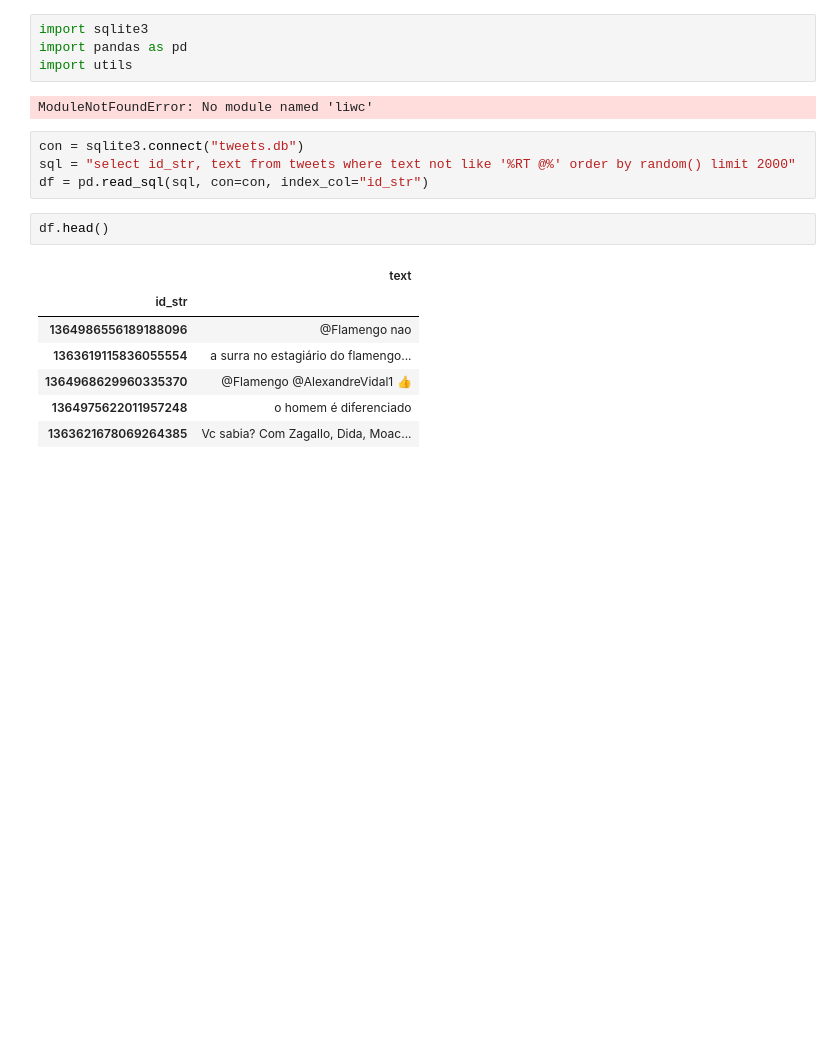
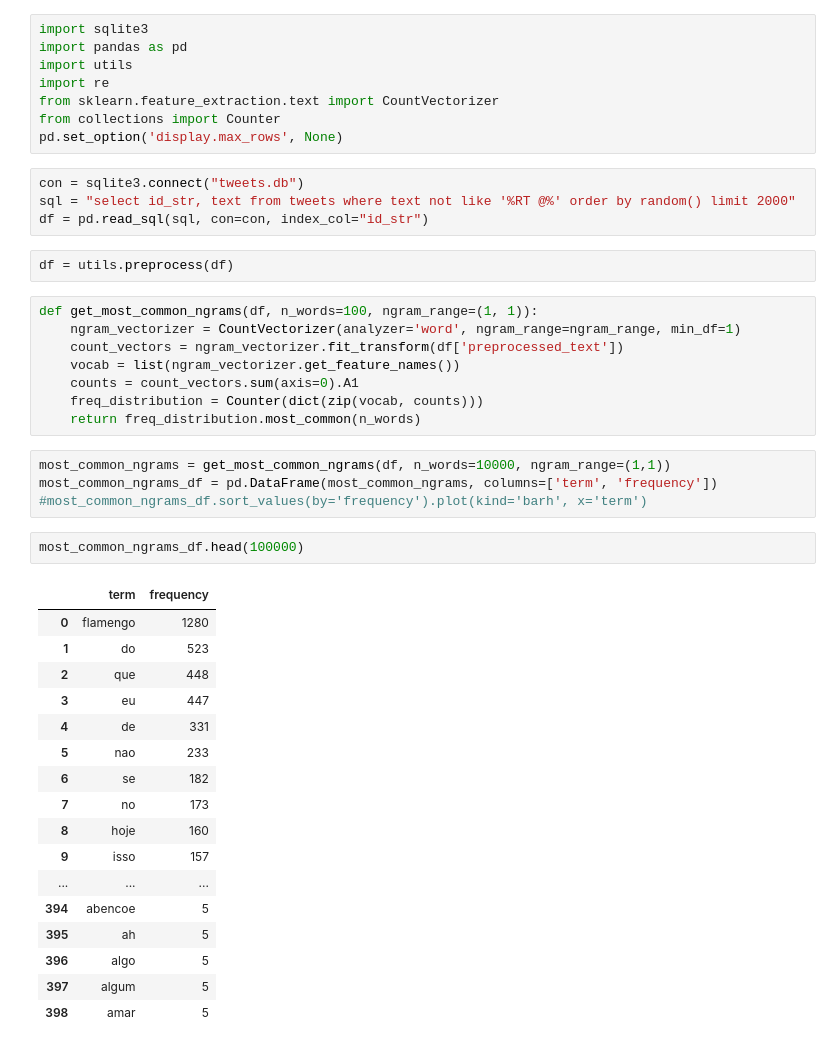
Before and after one commit to diegogp/sentiment-analysis, a Jupyter notebook: word_embeddings.ipynb, the cells around one changed output. Saved outputs shown, nothing was run; the diff lists cells and outputs as text; blank space fills up the shorter version.

Commit message:
Preprocessing done

```diff
--- a/word_embeddings.ipynb
+++ b/word_embeddings.ipynb
@@ -2,19 +2,45 @@
 import sqlite3
 import pandas as pd
 import utils
+import re
+from sklearn.feature_extraction.text import CountVectorizer
+from collections import Counter
+pd.set_option('display.max_rows', None)
-# %% [output]
-ModuleNotFoundError: No module named 'liwc'
 # %%
 con = sqlite3.connect("tweets.db")
 sql = "select id_str, text from tweets where text not like '%RT @%' order by random() limit 2000"
 df = pd.read_sql(sql, con=con, index_col="id_str")
-# %%
-df.head()
-# %% [output]
-|  | text |
-| id_str |  |
-| 1364986556189188096 | @Flamengo nao |
-| 1363619115836055554 | a surra no estagiário do flamengo... |
-| 1364968629960335370 | @Flamengo @AlexandreVidal1 👍 |
-| 1364975622011957248 | o homem é diferenciado |
-| 1363621678069264385 | Vc sabia? Com Zagallo, Dida, Moac... |
+# %%
+df = utils.preprocess(df)
+# %%
+def get_most_common_ngrams(df, n_words=100, ngram_range=(1, 1)):
+    ngram_vectorizer = CountVectorizer(analyzer='word', ngram_range=ngram_range, min_df=1)
+    count_vectors = ngram_vectorizer.fit_transform(df['preprocessed_text'])
+    vocab = list(ngram_vectorizer.get_feature_names())
+    counts = count_vectors.sum(axis=0).A1
+    freq_distribution = Counter(dict(zip(vocab, counts)))
+    return freq_distribution.most_common(n_words)
+# %%
+most_common_ngrams = get_most_common_ngrams(df, n_words=10000, ngram_range=(1,1))
+most_common_ngrams_df = pd.DataFrame(most_common_ngrams, columns=['term', 'frequency'])
+#most_common_ngrams_df.sort_values(by='frequency').plot(kind='barh', x='term')
+# %%
+most_common_ngrams_df.head(100000)
+# %% [output]
+|  | term | frequency |
+| 0 | flamengo | 1280 |
+| 1 | do | 523 |
+| 2 | que | 448 |
+| 3 | eu | 447 |
+| 4 | de | 331 |
+| 5 | nao | 233 |
+| 6 | se | 182 |
+| 7 | no | 173 |
+| 8 | hoje | 160 |
+| 9 | isso | 157 |
+| ... | ... | ... |
+| 394 | abencoe | 5 |
+| 395 | ah | 5 |
+| 396 | algo | 5 |
+| 397 | algum | 5 |
+| 398 | amar | 5 |
```
Also changed, not shown: 1 other file.
